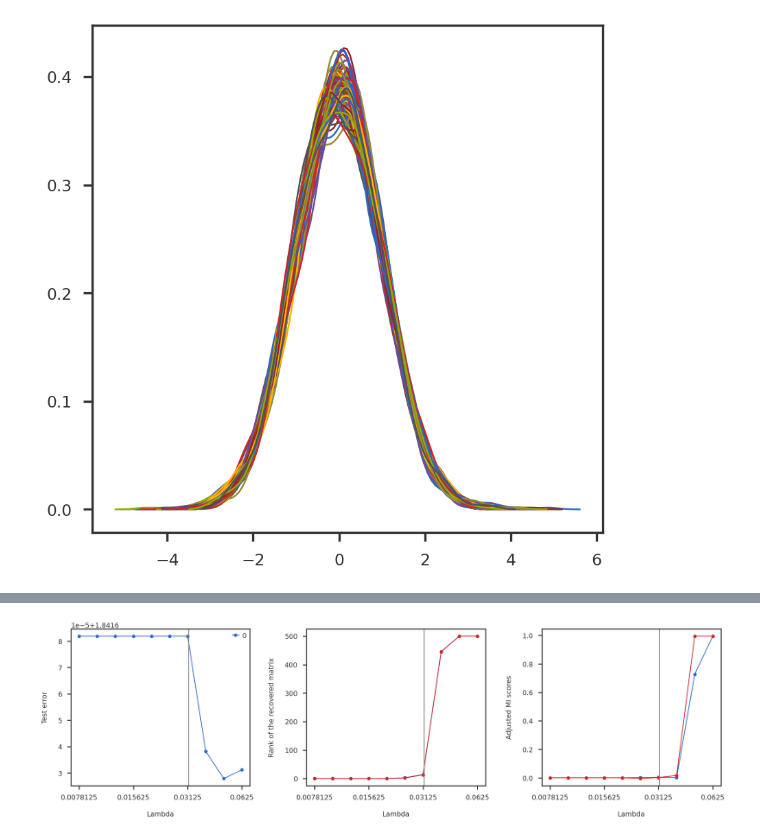
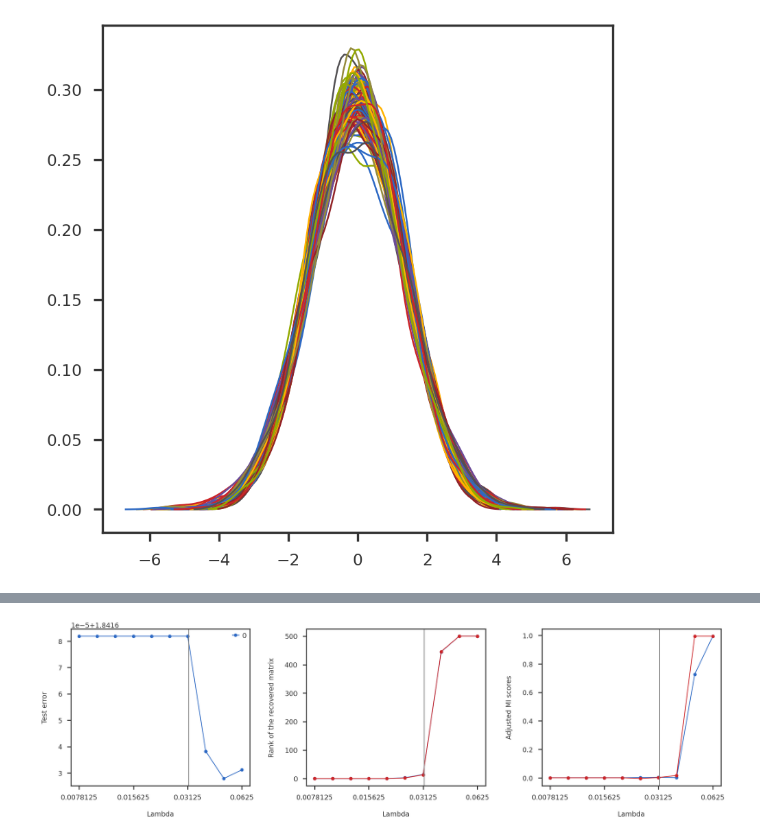
Before and after one commit to banskt/lrma-dsc, a Jupyter notebook: analysis/read_simulation.ipynb, the cells around one changed output, grey strips where cells are left out. Saved outputs shown, nothing was run; the diff lists cells and outputs as text; code cells hidden in the pictures.

```diff
--- a/analysis/read_simulation.ipynb
+++ b/analysis/read_simulation.ipynb
@@ -17,5 +19,5 @@ mpl_stylesheet.banskt_presentation(splinecolor = 'black', dpi = 120)
 # %%
-dsc_output = "/gpfs/commons/groups/knowles_lab/sbanerjee/low_rank_matrix_approximation_numerical_experiments/blockdiag"
+dsc_output = "/gpfs/commons/groups/knowles_lab/sbanerjee/low_rank_matrix_approximation_numerical_experiments/lrma_single"
 
 dsc_fname  = os.path.basename(os.path.normpath(dsc_output))
 db = os.path.join(dsc_output, dsc_fname + ".db")
@@ -28,7 +30,8 @@ else:
     print ("Could not find dscout from dscquery")
 
 refresh_pickle = True
-target = ["blockdiag"] + [f"blockdiag.{prop}" for prop in ["n", "p", "k", "h2", "h2_shared_frac", "aq", "a0"]]
+sim_module = "blockdiag_h2shared"
+target = [sim_module] + [f"{sim_module}.{prop}" for prop in ["p", "k", "h2", "h2_shared_frac", "aq", "a0"]]
 
 condition = [""]
 
@@ -112,18 +123,19 @@ def get_bins(data, nbin, xmin, xmax):
 # %%
 fig = plt.figure()
 ax1 = fig.add_subplot(111)
 
 for n in range(100):
-    scores = Z[n, :]
-    scores_cent = scores / np.std(scores)
-    scores_cent -= np.mean(scores_cent)
+    #scores = Z[n, :]
+    #scores_cent = scores / np.std(scores)
+    #scores_cent = scores - np.mean(scores)
+    scores_cent = Z_cent[n, :]
     xmin, xmax, bins, xbin = get_bins(scores_cent, 100, None, None)
     curve = get_density(xbin, scores_cent)
     ax1.plot(xbin, curve)
 
 plt.show()
 # %% [output]
-[figure, old version]
+[figure, new version]
 # %%
 fig = plt.figure(figsize = (8, 8))
 ax1 = fig.add_subplot(111)
```
Also changed, not shown: parts of 41 cells of this notebook, 25 other files.
